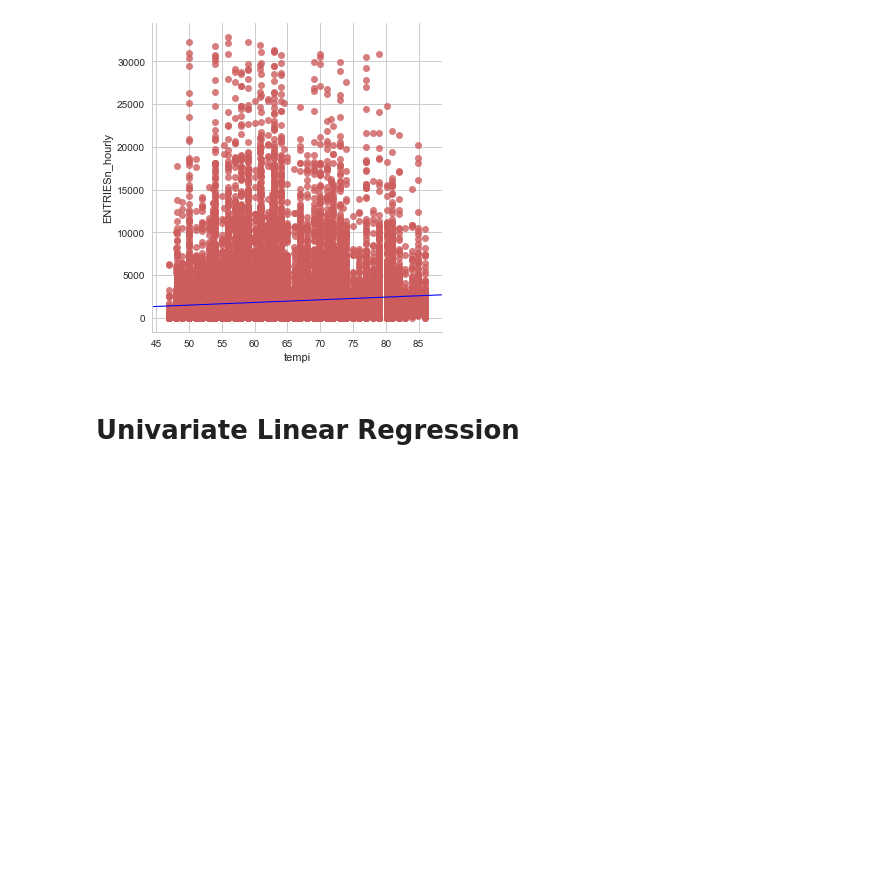
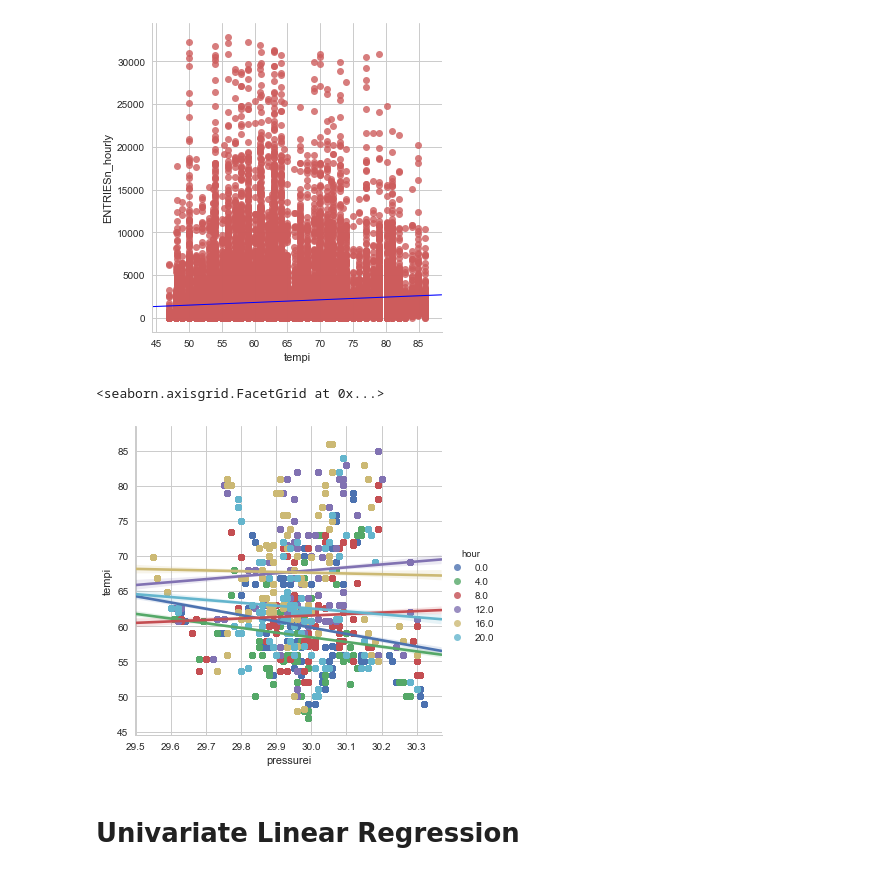
Before and after one commit to AswathKiruba/Machine-Learning, a Jupyter notebook: Linear Regression.ipynb, the cells around one changed output. Saved outputs shown, nothing was run; the diff lists cells and outputs as text; code cells hidden in the pictures; blank space fills up the shorter version.

```diff
--- a/Linear Regression.ipynb
+++ b/Linear Regression.ipynb
@@ -88,6 +88,11 @@ sns.lmplot('tempi','ENTRIESn_hourly',data=df1,
 # %% [output]
 <seaborn.axisgrid.FacetGrid at 0x...>
 [figure]
+# %%
+sns.lmplot('pressurei','tempi',df1,hue='hour')
+# %% [output]
+<seaborn.axisgrid.FacetGrid at 0x...>
+[figure, added]
 # %% [markdown]
 # Univariate Linear Regression
 # %% [markdown]
```
Also changed, not shown: parts of 8 cells of this notebook.
